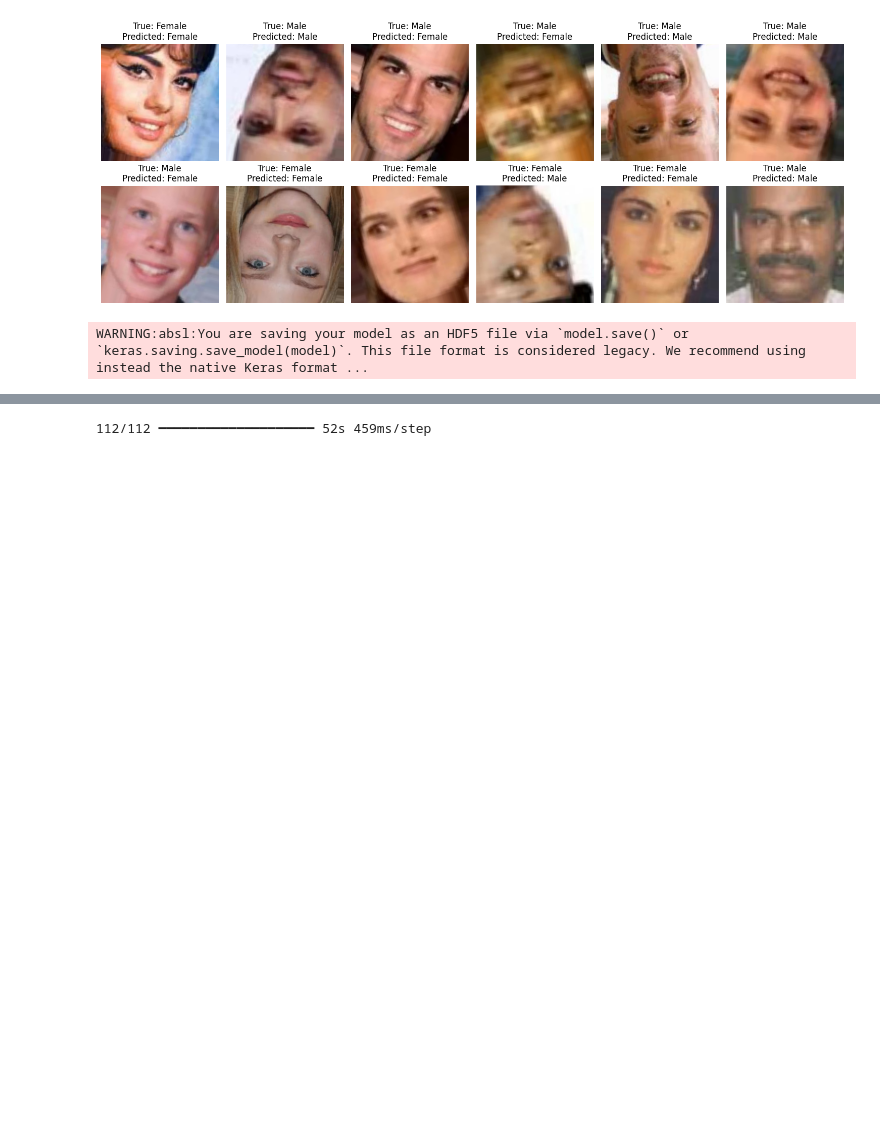
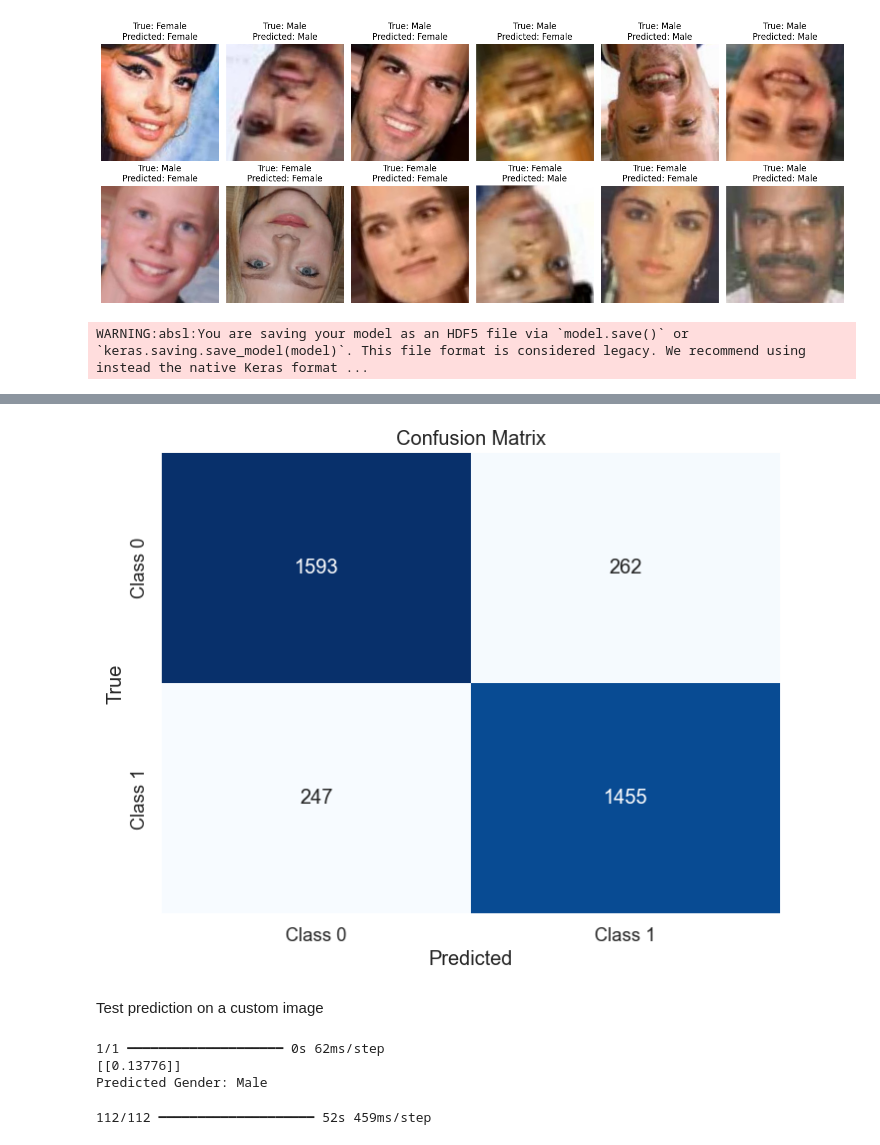
Before and after one commit to sweeksss/Gender_Prediction_CNN_UTKFace, a Jupyter notebook: CNN.ipynb, the cells around one changed output, grey strips where cells are left out. Saved outputs shown, nothing was run; the diff lists cells and outputs as text; code cells hidden in the pictures; blank space fills up the shorter version.

```diff
--- a/CNN.ipynb
+++ b/CNN.ipynb
@@ -349,4 +365,4 @@ WARNING:absl:You are saving your model as an HDF5 file via `model.save()` or `ke
 model.save("CNN_model.keras")
 # %%
 import keras
-model_CNN = keras.models.load_model("CNN_model.keras")
+model_CNN = keras.models.load_model(r"C:\Users\sweek\OneDrive - Lambton College\Projects Main\Age and Gender Prediction\CNN_model.h5")
@@ -352,0 +380,13 @@ model_CNN = keras.models.load_model("CNN_model.keras")
+# %%
+# Make a prediction
+predictions = model_CNN.predict(test_gen)
+
+# Initialize an empty list to store the predicted classes
+predicted_classes = []
+
+# Iterate over the predictions
+for prediction in predictions:
+    # Classify each prediction as 'Female' or 'Male'
+    predicted_class = 'Female' if prediction > 0.5 else 'Male'
+    # Add the predicted class to the list
+    predicted_classes.append(predicted_class)
@@ -352,0 +395,5 @@ model_CNN = keras.models.load_model("CNN_model.keras")
+# %%
+# Convert predicted_classes to numerical values
+predicted_classes_num = [1 if cls == 'Female' else 0 for cls in predicted_classes]
+# %%
+y_test = test_df['gender_index'].values
@@ -353,3 +414,61 @@ model_CNN = keras.models.load_model("CNN_model.keras")
+# %%
+from sklearn.metrics import confusion_matrix
+import seaborn as sns
+
+# Compute confusion matrix
+cm = confusion_matrix(y_test, predicted_classes_num)
+
+# Define class labels
+class_names = ['Class 0', 'Class 1']
+
+# Plot confusion matrix
+plt.figure(figsize=(8, 6))
+sns.set(font_scale=1.2)
+sns.heatmap(cm, annot=True, cmap='Blues', fmt='g', cbar=False,
+            xticklabels=class_names, yticklabels=class_names)
+plt.xlabel('Predicted')
+plt.ylabel('True')
+plt.title('Confusion Matrix')
+plt.show()
+# %% [output]
+[figure, added]
+# %% [markdown]
+Test prediction on a custom image
+# %%
+from tensorflow.keras.preprocessing.image import load_img, img_to_array
+from tensorflow.keras.models import load_model
+from tensorflow.keras.preprocessing.image import ImageDataGenerator
+import numpy as np
+
+# Define your ImageDataGenerator with the same parameters as during training
+datagen = ImageDataGenerator(
+    rescale=1.0/255.0,
+    horizontal_flip=True,
+    vertical_flip=True,
+    rotation_range=20,
+)
+
+img_height = 224
+img_width = 224
+
+# Load the image
+image = load_img(r'C:\Users\sweek\OneDrive - Lambton College\Projects Main\Age and Gender Prediction\reebika.jpg', target_size=(img_height, img_width))
+
+# Preprocess the image
+image = img_to_array(image)
+image = np.expand_dims(image, axis=0)
+image = datagen.standardize(image)
+
+# Make a prediction
+predictions = model_CNN.predict(image)
+print(predictions)
+predicted_class = 'Female' if predictions > 0.5 else 'Male'
+
+print(f"Predicted Gender: {predicted_class}")
+# %% [output]
+1/1 ━━━━━━━━━━━━━━━━━━━━ 0s 62ms/step
+[[0.13776]]
+Predicted Gender: Male
 # %%
 # Step 1: Predict labels using your trained CNN model
 predicted_labels = model_CNN.predict(test_gen)
```
Also changed, not shown: parts of 5 cells of this notebook, 2 other files.
